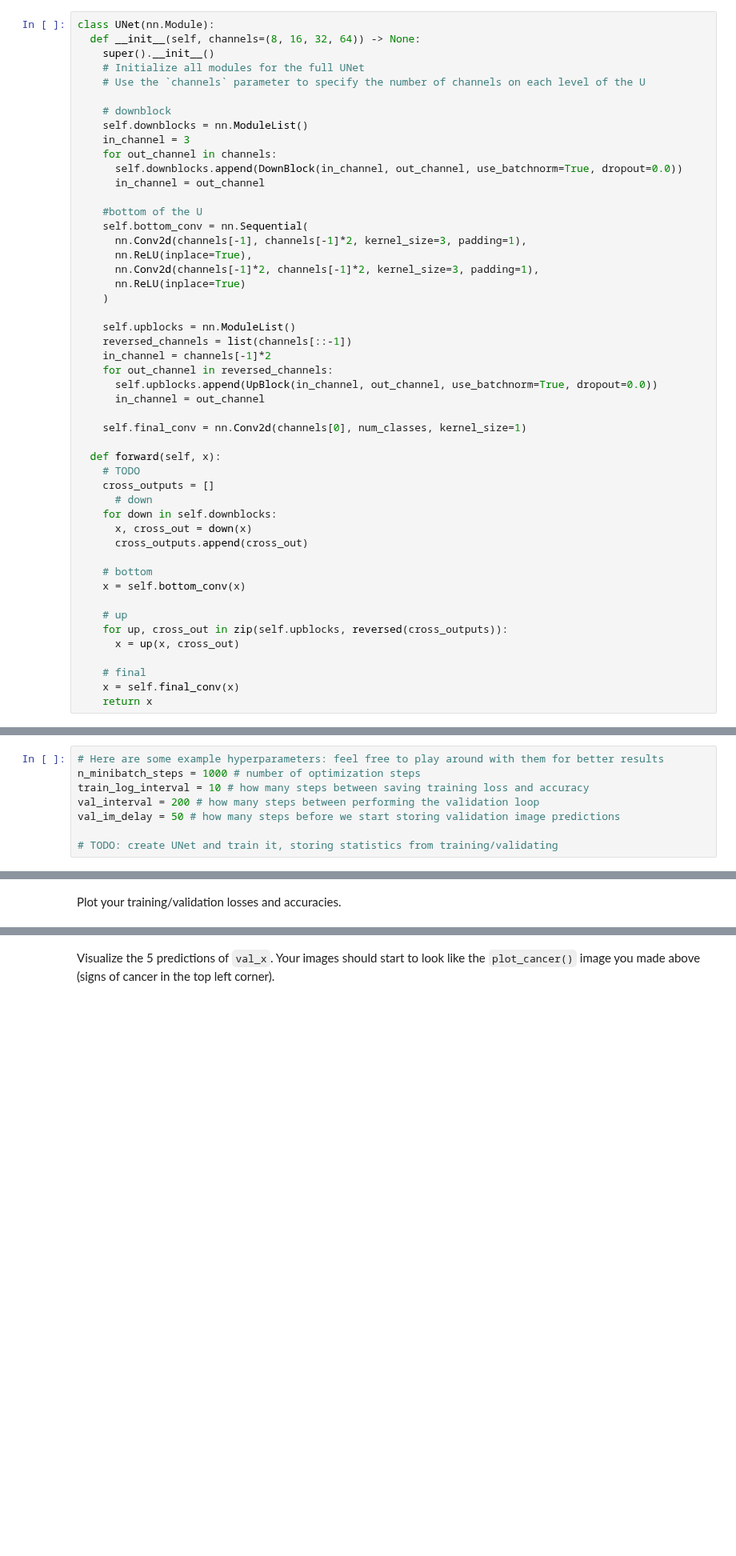
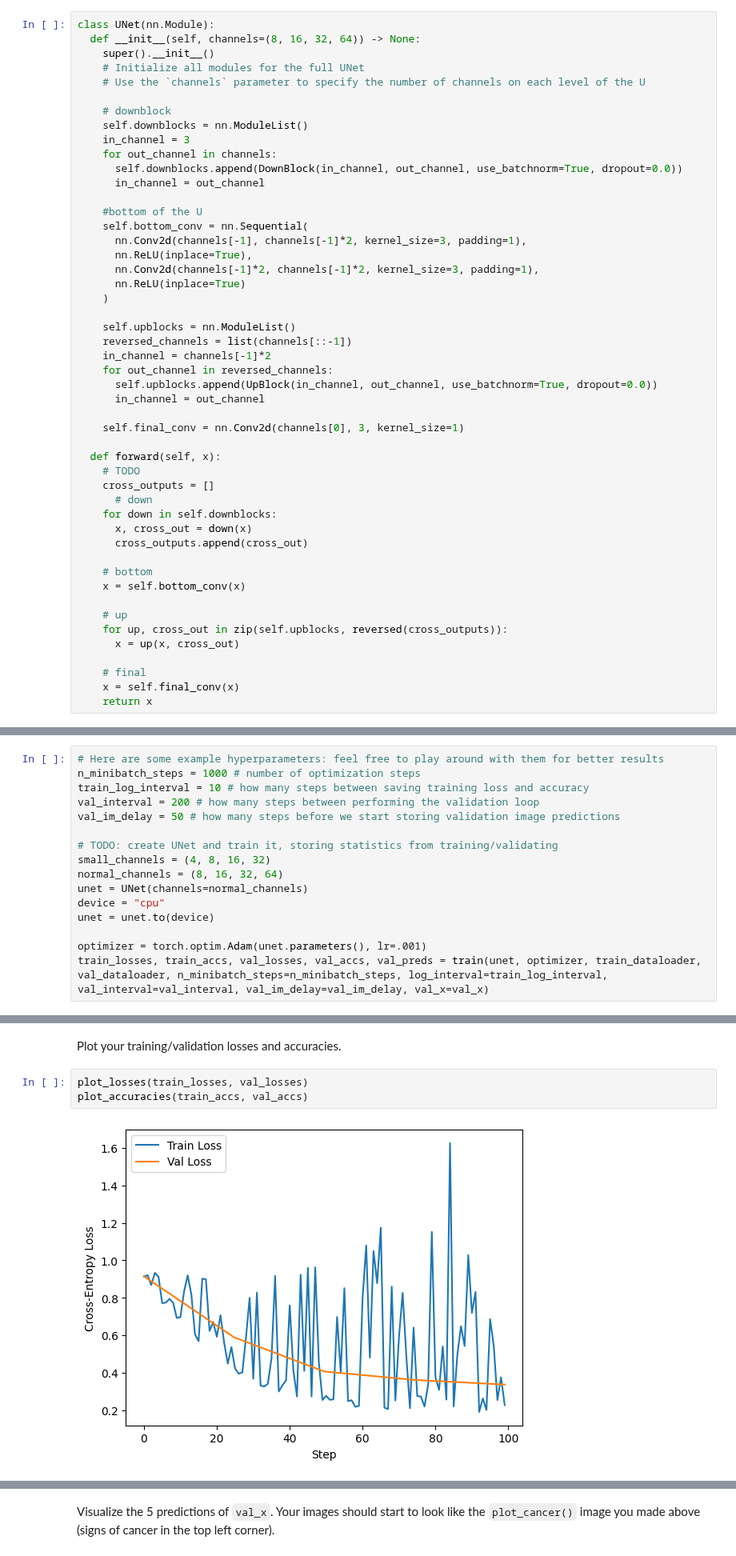
Before and after one commit to qbarger/byu-cs474, a Jupyter notebook: lab4_unets.ipynb, the cells around one changed output, grey strips where cells are left out. Shown at 80% size. Saved outputs shown, nothing was run; the diff lists cells and outputs as text; blank space fills up the shorter version.

```diff
--- a/lab4_unets.ipynb
+++ b/lab4_unets.ipynb
@@ -659,7 +717,7 @@ class UNet(nn.Module):
       self.upblocks.append(UpBlock(in_channel, out_channel, use_batchnorm=True, dropout=0.0))
       in_channel = out_channel
 
-    self.final_conv = nn.Conv2d(channels[0], num_classes, kernel_size=1)
+    self.final_conv = nn.Conv2d(channels[0], 3, kernel_size=1)
 
   def forward(self, x):
     # TODO
@@ -719,3 +781,11 @@ val_interval = 200 # how many steps between performing the validation loop
 val_im_delay = 50 # how many steps before we start storing validation image predictions
 
 # TODO: create UNet and train it, storing statistics from training/validating
+small_channels = (4, 8, 16, 32)
+normal_channels = (8, 16, 32, 64)
+unet = UNet(channels=normal_channels)
+device = "cpu"
+unet = unet.to(device)
+
+optimizer = torch.optim.Adam(unet.parameters(), lr=.001)
+train_losses, train_accs, val_losses, val_accs, val_preds = train(unet, optimizer, train_dataloader, val_dataloader, n_minibatch_steps=n_minibatch_steps, log_interval=train_log_interval, val_interval=val_interval, val_im_delay=val_im_delay, val_x=val_x)
@@ -722,2 +794,7 @@ val_im_delay = 50 # how many steps before we start storing validation image pred
 # %% [markdown]
 Plot your training/validation losses and accuracies.
+# %%
+plot_losses(train_losses, val_losses)
+plot_accuracies(train_accs, val_accs)
+# %% [output]
+[figure, added]
```
Also changed, not shown: parts of 17 cells of this notebook.
